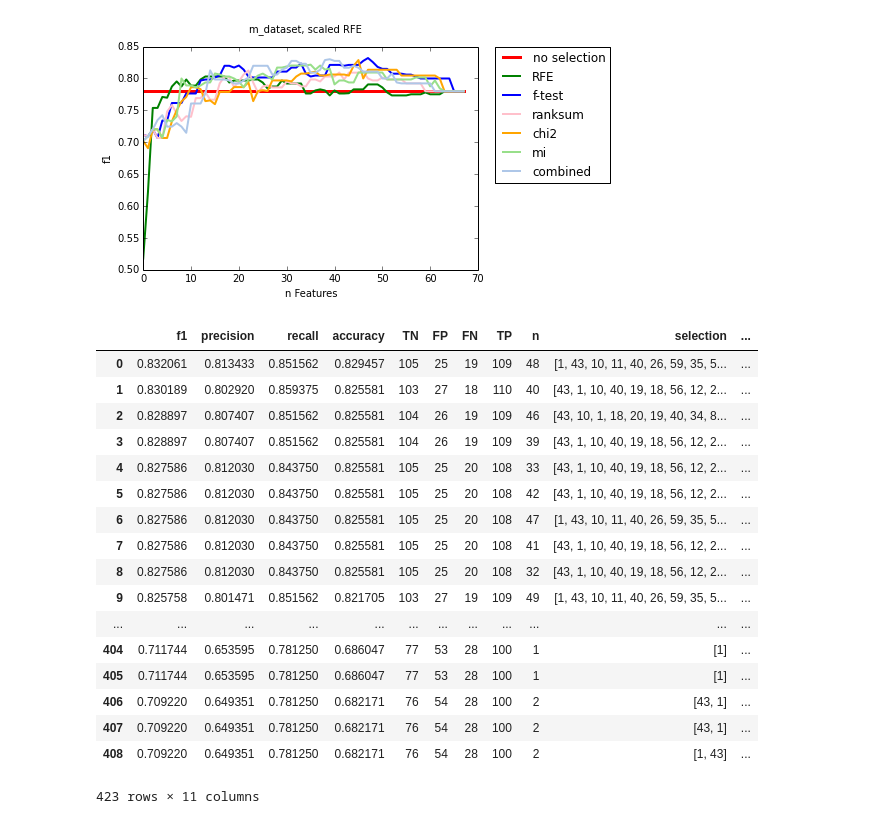
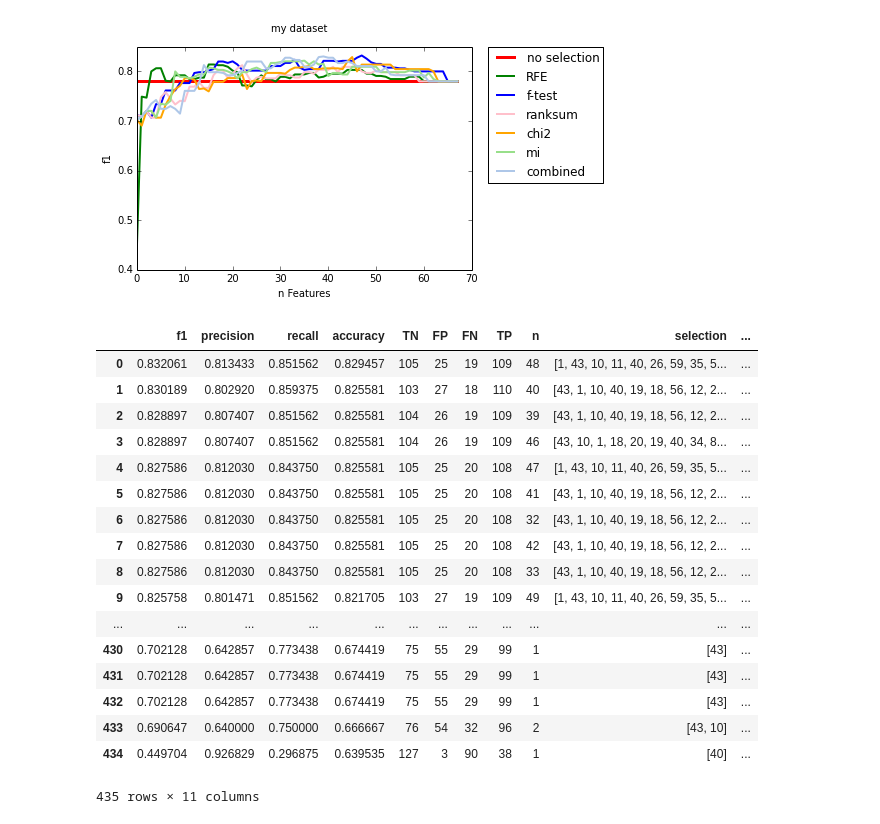
Before and after one commit to nischikata/AggressivenessClassification, a Jupyter notebook: test_stepwise_selection.ipynb, the cells around one changed output. Saved outputs shown, nothing was run; the diff lists cells and outputs as text; code cells hidden in the pictures.

```diff
--- a/test_stepwise_selection.ipynb
+++ b/test_stepwise_selection.ipynb
@@ -60,30 +28,30 @@ m1_results.loc[m1_results['source'] == 'RFE']
 # %%
-m_dfs = get_stepwise_results(m_dev, m_val, m_filename, sm_rfe)
+m_dfs = get_stepwise_results(m_dev, m_val, m_filename, m_rfe)
+# compute the Ranking of the different Selections (Univariate, RFE, Lasso)
+m1_results = get_logReg_featureSelectionResults(m_dfs, m_lasso, out="Datasets/M_MODEL_LR_results2.csv")
 
-sm_sel_lasso = "Datasets/scaled_M_SELECTIONS_lasso.pickle"
-sm_lasso = get_LassoSelectionResults(sm_dev, sm_val, sm_sel_lasso)
-results = get_logReg_featureSelectionResults(m_dfs, sm_lasso, out="Datasets/M_MODEL_LR_results2.csv")
 
-#huhu
-plot_score(m_dfs, scorename='f1', start=0, end=69, title="m_dataset, scaled RFE")
-results
+plot_score(m_dfs, scorename='f1', start=0, end=69, title="my dataset")
+m1_results
+# To Load Selections Ranking File:
+# df_loaded = pd.read_csv("Datasets/M_MODEL_LR_results.csv", sep='\t', index_col=0)
 # %% [output]
-[figure, old version]
+[figure, new version]
 |  | f1 | precision | recall | accuracy | TN | FP | FN | TP | n | selection | ... |
 | 0 | 0.832061 | 0.813433 | 0.851562 | 0.829457 | 105 | 25 | 19 | 109 | 48 | [1, 43, 10, 11, 40, 26, 59, 35, 5... | ... |
 | 1 | 0.830189 | 0.802920 | 0.859375 | 0.825581 | 103 | 27 | 18 | 110 | 40 | [43, 1, 10, 40, 19, 18, 56, 12, 2... | ... |
-| 2 | 0.828897 | 0.807407 | 0.851562 | 0.825581 | 104 | 26 | 19 | 109 | 46 | [43, 10, 1, 18, 20, 19, 40, 34, 8... | ... |
-| 3 | 0.828897 | 0.807407 | 0.851562 | 0.825581 | 104 | 26 | 19 | 109 | 39 | [43, 1, 10, 40, 19, 18, 56, 12, 2... | ... |
-| 4 | 0.827586 | 0.812030 | 0.843750 | 0.825581 | 105 | 25 | 20 | 108 | 33 | [43, 1, 10, 40, 19, 18, 56, 12, 2... | ... |
-| 5 | 0.827586 | 0.812030 | 0.843750 | 0.825581 | 105 | 25 | 20 | 108 | 42 | [43, 1, 10, 40, 19, 18, 56, 12, 2... | ... |
-| 6 | 0.827586 | 0.812030 | 0.843750 | 0.825581 | 105 | 25 | 20 | 108 | 47 | [1, 43, 10, 11, 40, 26, 59, 35, 5... | ... |
-| 7 | 0.827586 | 0.812030 | 0.843750 | 0.825581 | 105 | 25 | 20 | 108 | 41 | [43, 1, 10, 40, 19, 18, 56, 12, 2... | ... |
-| 8 | 0.827586 | 0.812030 | 0.843750 | 0.825581 | 105 | 25 | 20 | 108 | 32 | [43, 1, 10, 40, 19, 18, 56, 12, 2... | ... |
+| 2 | 0.828897 | 0.807407 | 0.851562 | 0.825581 | 104 | 26 | 19 | 109 | 39 | [43, 1, 10, 40, 19, 18, 56, 12, 2... | ... |
+| 3 | 0.828897 | 0.807407 | 0.851562 | 0.825581 | 104 | 26 | 19 | 109 | 46 | [43, 10, 1, 18, 20, 19, 40, 34, 8... | ... |
+| 4 | 0.827586 | 0.812030 | 0.843750 | 0.825581 | 105 | 25 | 20 | 108 | 47 | [1, 43, 10, 11, 40, 26, 59, 35, 5... | ... |
+| 5 | 0.827586 | 0.812030 | 0.843750 | 0.825581 | 105 | 25 | 20 | 108 | 41 | [43, 1, 10, 40, 19, 18, 56, 12, 2... | ... |
+| 6 | 0.827586 | 0.812030 | 0.843750 | 0.825581 | 105 | 25 | 20 | 108 | 32 | [43, 1, 10, 40, 19, 18, 56, 12, 2... | ... |
+| 7 | 0.827586 | 0.812030 | 0.843750 | 0.825581 | 105 | 25 | 20 | 108 | 42 | [43, 1, 10, 40, 19, 18, 56, 12, 2... | ... |
+| 8 | 0.827586 | 0.812030 | 0.843750 | 0.825581 | 105 | 25 | 20 | 108 | 33 | [43, 1, 10, 40, 19, 18, 56, 12, 2... | ... |
 | 9 | 0.825758 | 0.801471 | 0.851562 | 0.821705 | 103 | 27 | 19 | 109 | 49 | [1, 43, 10, 11, 40, 26, 59, 35, 5... | ... |
 | ... | ... | ... | ... | ... | ... | ... | ... | ... | ... | ... | ... |
-| 404 | 0.711744 | 0.653595 | 0.781250 | 0.686047 | 77 | 53 | 28 | 100 | 1 | [1] | ... |
-| 405 | 0.711744 | 0.653595 | 0.781250 | 0.686047 | 77 | 53 | 28 | 100 | 1 | [1] | ... |
-| 406 | 0.709220 | 0.649351 | 0.781250 | 0.682171 | 76 | 54 | 28 | 100 | 2 | [43, 1] | ... |
-| 407 | 0.709220 | 0.649351 | 0.781250 | 0.682171 | 76 | 54 | 28 | 100 | 2 | [43, 1] | ... |
-| 408 | 0.709220 | 0.649351 | 0.781250 | 0.682171 | 76 | 54 | 28 | 100 | 2 | [1, 43] | ... |
+| 430 | 0.702128 | 0.642857 | 0.773438 | 0.674419 | 75 | 55 | 29 | 99 | 1 | [43] | ... |
+| 431 | 0.702128 | 0.642857 | 0.773438 | 0.674419 | 75 | 55 | 29 | 99 | 1 | [43] | ... |
+| 432 | 0.702128 | 0.642857 | 0.773438 | 0.674419 | 75 | 55 | 29 | 99 | 1 | [43] | ... |
+| 433 | 0.690647 | 0.640000 | 0.750000 | 0.666667 | 76 | 54 | 32 | 96 | 2 | [43, 10] | ... |
+| 434 | 0.449704 | 0.926829 | 0.296875 | 0.639535 | 127 | 3 | 90 | 38 | 1 | [40] | ... |
-423 rows × 11 columns
+435 rows × 11 columns
```
Also changed, not shown: parts of 7 cells of this notebook, 21 other files.
